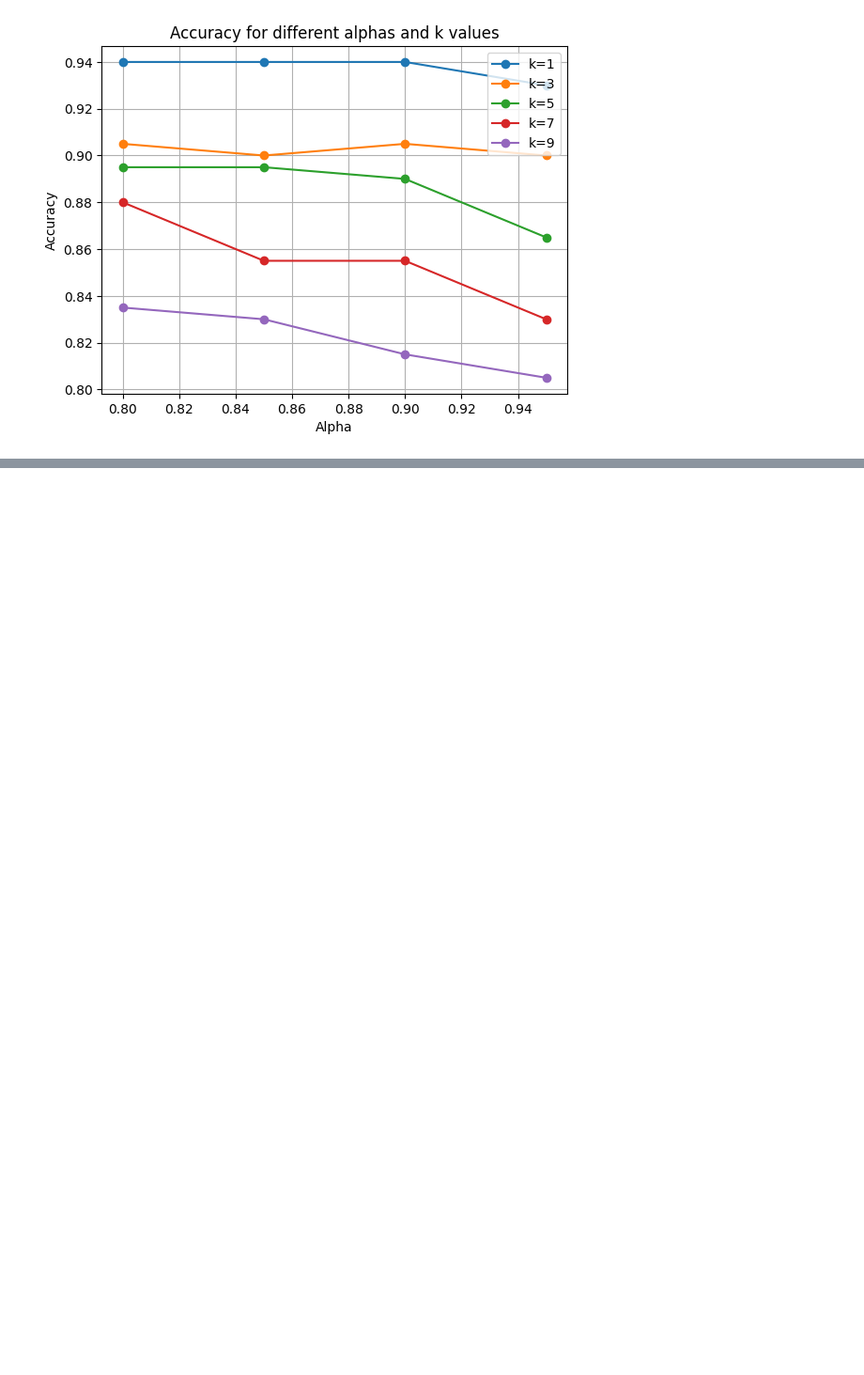
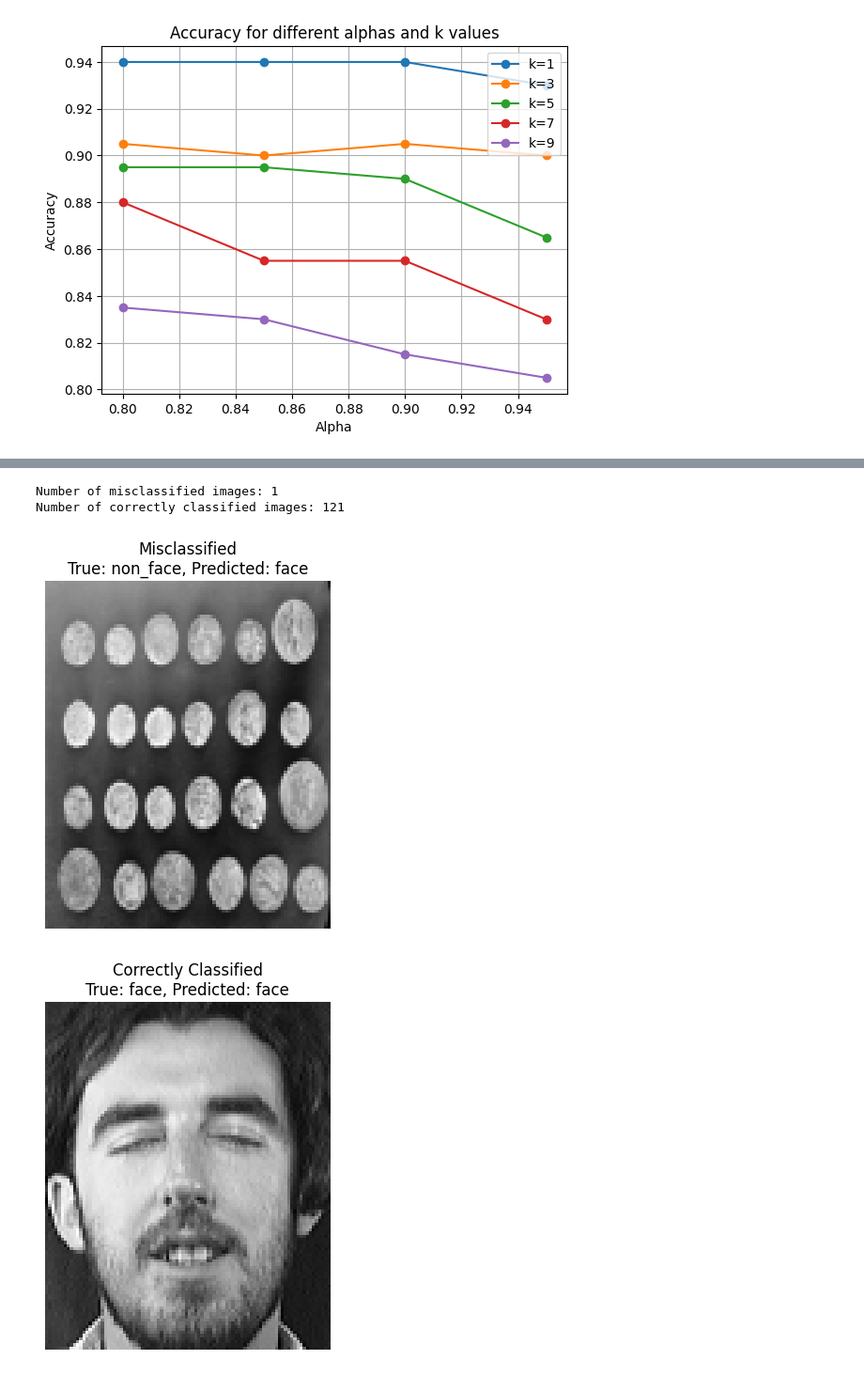
Before and after one commit to Dalioy/Face-Recognition-Classification-Using-PCA-and-LDA, a Jupyter notebook: Note_books/PCA.ipynb, the cells around one changed output, grey strips where cells are left out. Shown at 94% size. Saved outputs shown, nothing was run; the diff lists cells and outputs as text; code cells hidden in the pictures; blank space fills up the shorter version.

```diff
--- a/Note_books/PCA.ipynb
+++ b/Note_books/PCA.ipynb
@@ -91,0 +126,8 @@ plt.show()
+# %%
+face_data = pd.read_json("../Data/data_frame.json", orient='records', lines=True)
+face_data['label'] = 'face'
+
+combined_df = pd.concat([face_data, non_face_df], ignore_index=True)
+
+X = np.stack(combined_df['image_vector'].values)
+y = combined_df['label'].values
@@ -91,0 +173,36 @@ plt.show()
+# %%
+import matplotlib.pyplot as plt
+import numpy as np
+
+# Identify misclassified and correctly classified indices
+wrong_indexes = np.where(y_pred != y_test)[0]
+correct_indexes = np.where(y_pred == y_test)[0]
+
+# Show number of success and failure cases
+print(f"Number of misclassified images: {len(wrong_indexes)}")
+print(f"Number of correctly classified images: {len(correct_indexes)}")
+
+# Display up to 3 misclassified images
+num_errors = min(3, len(wrong_indexes))
+for i in range(num_errors):
+    idx = wrong_indexes[i]
+    image = X_test[idx].reshape(112, 92)
+    plt.imshow(image, cmap='gray')
+    plt.title(f"Misclassified\nTrue: {y_test[idx]}, Predicted: {y_pred[idx]}")
+    plt.axis('off')
+    plt.show()
+
+# Display up to 3 correctly classified images
+num_success = min(3, len(correct_indexes))
+for i in range(num_success):
+    idx = correct_indexes[i]
+    image = X_test[idx].reshape(112, 92)
+    plt.imshow(image, cmap='gray')
+    plt.title(f"Correctly Classified\nTrue: {y_test[idx]}, Predicted: {y_pred[idx]}")
+    plt.axis('off')
+    plt.show()
+# %% [output]
+Number of misclassified images: 1
+Number of correctly classified images: 121
+[figure, added]
+[figure, added]
```
Also changed, not shown: parts of 10 cells of this notebook, 1 other file.
